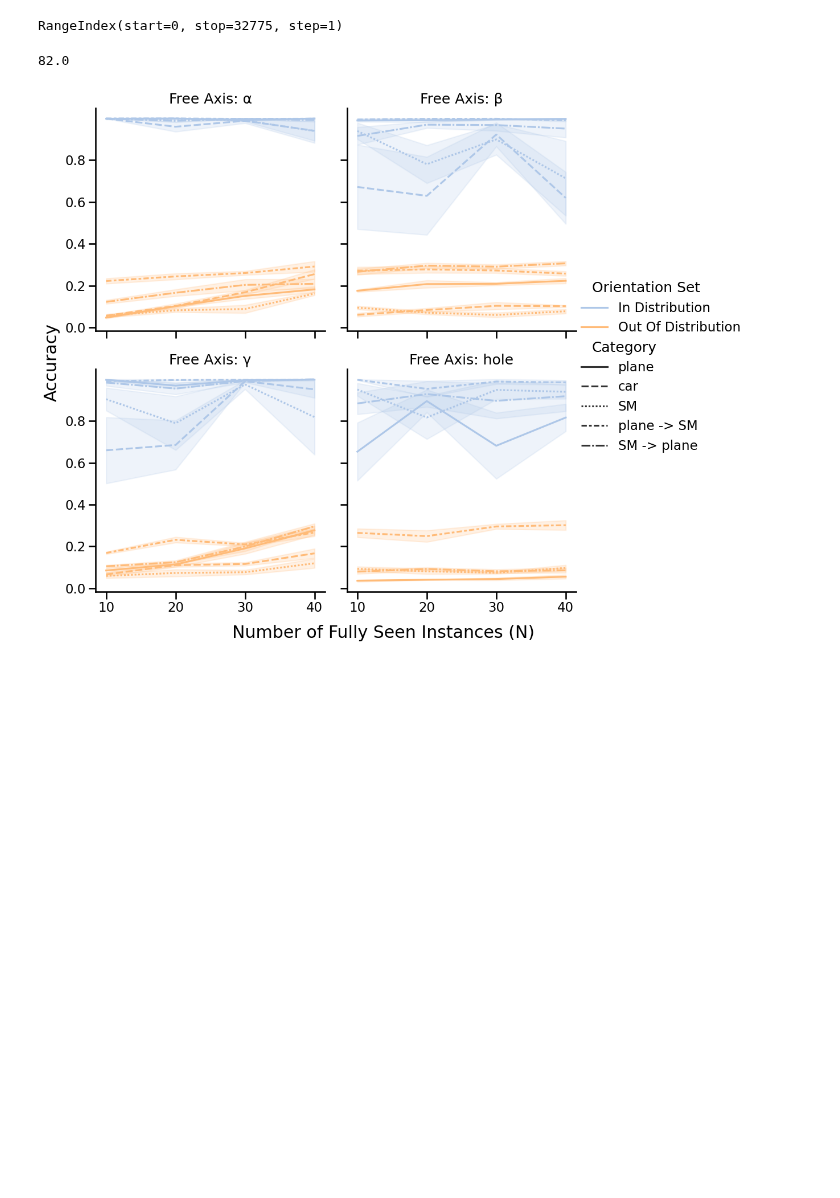
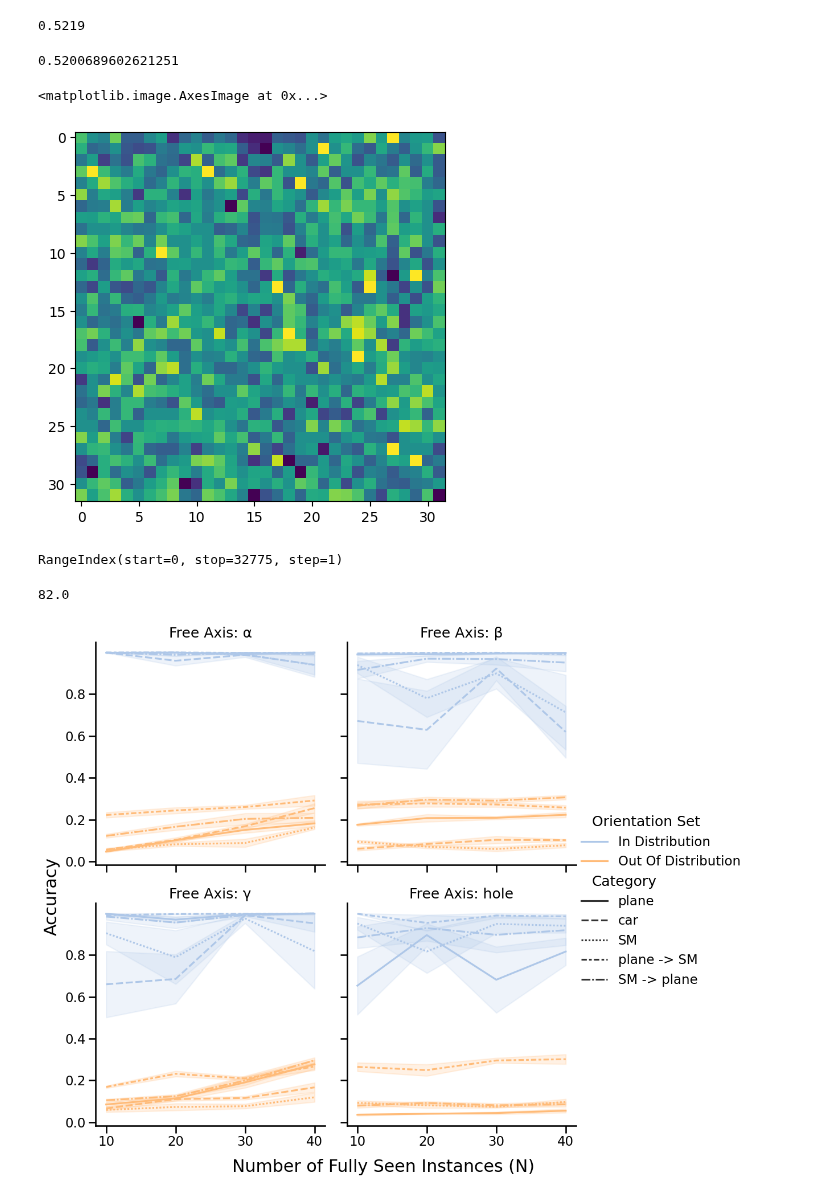
Before and after one commit to avicooper1/OOD_Orientation_Generalization, a Jupyter notebook: notebooks/analyses.ipynb, the cells around one changed output. Cells and saved outputs as stored; diff of their text form; code cells hidden in the pictures; blank space fills up the shorter version.

```diff
--- a/notebooks/analyses.ipynb
+++ b/notebooks/analyses.ipynb
@@ -9,3 +9,5 @@ from tqdm import tqdm
 sys.path.append('..')
 import analysis.result as r
 from utils.persistent_data_class import ExpData, ImageDataset
+# %%
+heatmap = np.load('/home/avic/om2/OODOG/experiments/exp12/10_fully_seen/run0/eval/results/full_heatmap.npy')
@@ -12,3 +16,16 @@ from utils.persistent_data_class import ExpData, ImageDataset
+# %%
+exp_data.eval_data.full_validation_correct.arr.mean()
+# %% [output]
+0.5219
+# %%
+np.nanmean(heatmap)
+# %% [output]
+0.5200689602621251
+# %%
+plt.imshow(np.nanmean(heatmap, axis=2), vmin=0, vmax=1)
+# %% [output]
+<matplotlib.image.AxesImage at 0x...>
+[figure, added]
 # %%
 project_path = '/home/avic/OOD_Orientation_Generalization/'
 storage_path = '/home/avic/om2/OODOG/'
```
Also changed, not shown: parts of 15 cells of this notebook, 7 other files.
